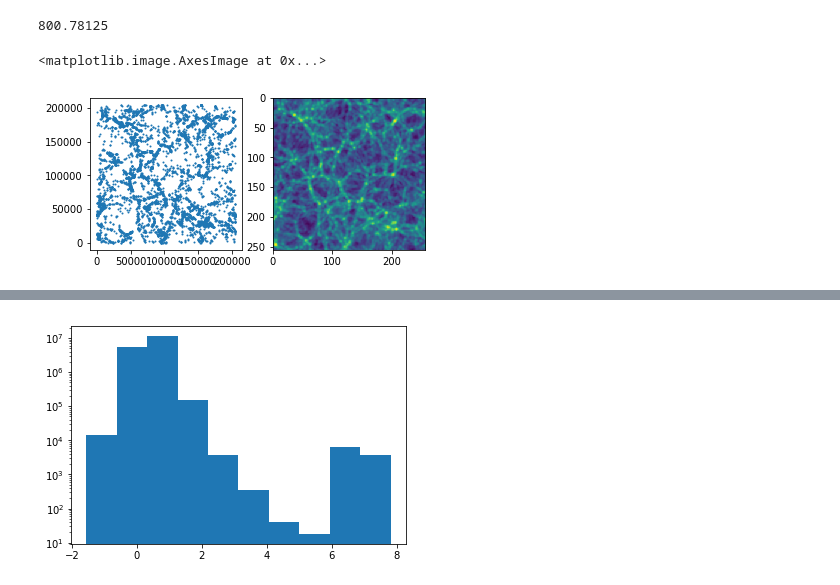
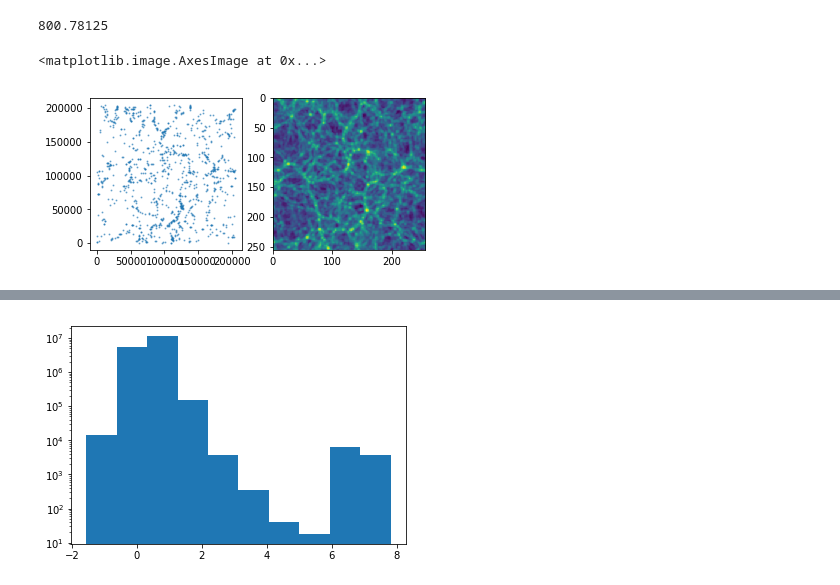
Before and after one commit to forero/IllustrisWeb, a Jupyter notebook: plot_galaxies_in_web.ipynb, the cells around one changed output, grey strips where cells are left out. Drawn from its saved outputs; the diff is of its cells as text; code cells hidden in the pictures.

```diff
--- a/plot_galaxies_in_web.ipynb
+++ b/plot_galaxies_in_web.ipynb
@@ -43,3 +42,9 @@ r_absolute_gal = r_absolute[ii]
+# %%
+stellar_mass = halos['GroupMassType'][:,4]
+pos = halos['GroupPos']%BoxSize
+ii = stellar_mass>0.01
+stellar_mass = stellar_mass[ii]
+pos = pos[ii]
 # %%
 delta_box = BoxSize/np.shape(lambda1)[0]
 print(delta_box)
@@ -57,16 +64,16 @@ density_gal = density_smooth[ii_box, jj_box, kk_box]
 # %%
-slice_kk = 50
+slice_kk = 28
 slice_z = (pos[:,2]>(slice_kk*delta_box)) & (pos[:,2]<((slice_kk+1)*delta_box))
 
 plt.subplot(1,2,1)
-plt.scatter(pos[slice_z,0], pos[slice_z,1], s=1.0)
+plt.scatter(pos[slice_z,0], pos[slice_z,1], s=1.0, alpha=0.5)
 plt.axis('scaled')
 
 tmp_slice = density_smooth[:,:,slice_kk].T
 my_slice = tmp_slice[::-1]
 
 plt.subplot(1,2,2)
 plt.imshow(np.log10(my_slice +1.0))
 # %% [output]
 <matplotlib.image.AxesImage at 0x...>
-[figure, old version]
+[figure, new version]
```
Also changed, not shown: parts of 14 cells of this notebook.
